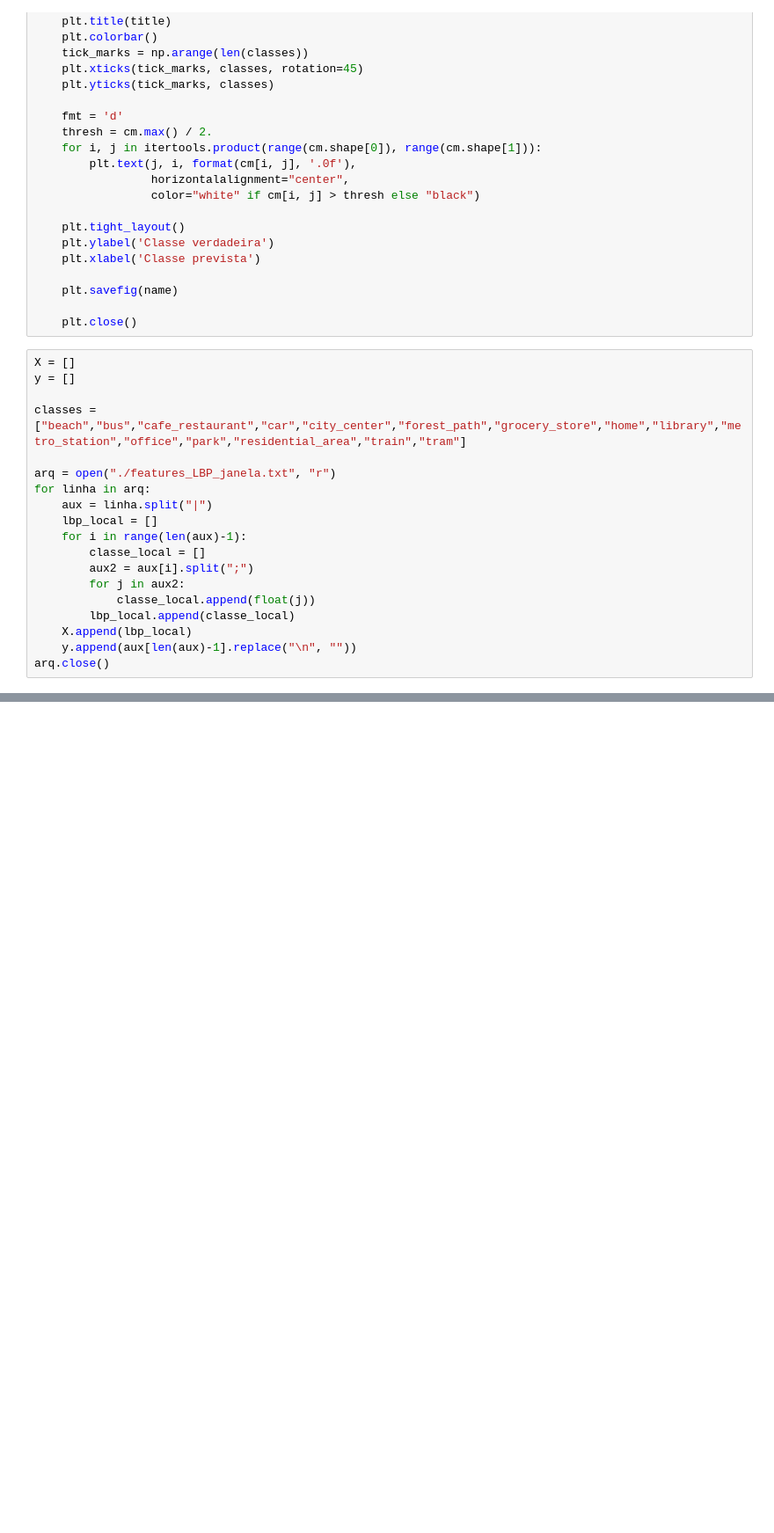
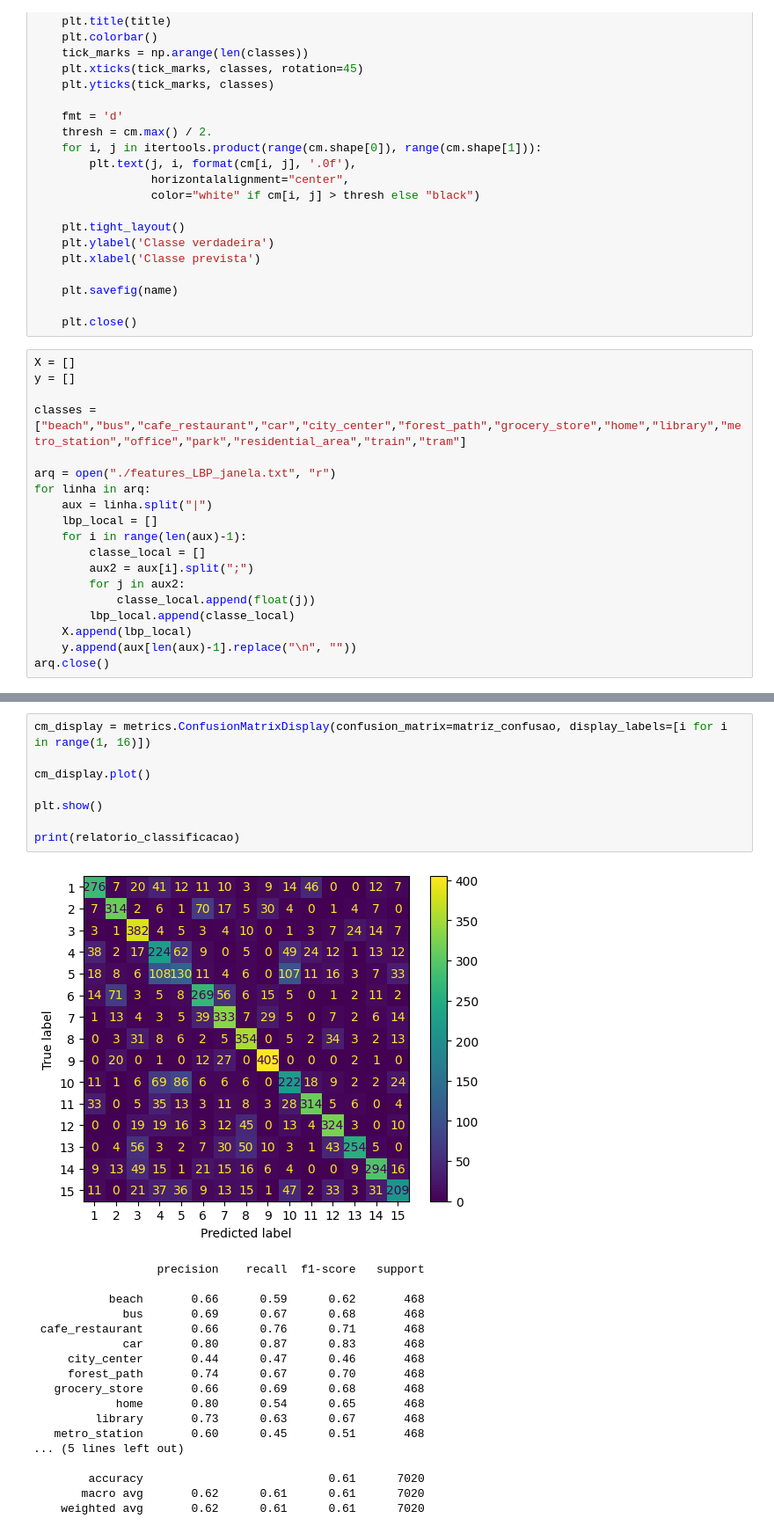
Before and after one commit to staubjoao/trabalhoIA_2, a Jupyter notebook: executar_LBP.ipynb, the cells around one changed output, grey strips where cells are left out. Shown at 88% size. Saved outputs shown, nothing was run; the diff lists cells and outputs as text; blank space fills up the shorter version.

```diff
--- a/executar_LBP.ipynb
+++ b/executar_LBP.ipynb
@@ -251,0 +348,27 @@ print(acc)
+# %%
+cm_display = metrics.ConfusionMatrixDisplay(confusion_matrix=matriz_confusao, display_labels=[i for i in range(1, 16)])
+
+cm_display.plot()
+
+plt.show()
+
+print(relatorio_classificacao)
+# %% [output]
+[figure, added]
+                  precision    recall  f1-score   support
+
+           beach       0.66      0.59      0.62       468
+             bus       0.69      0.67      0.68       468
+ cafe_restaurant       0.66      0.76      0.71       468
+             car       0.80      0.87      0.83       468
+     city_center       0.44      0.47      0.46       468
+     forest_path       0.74      0.67      0.70       468
+   grocery_store       0.66      0.69      0.68       468
+            home       0.80      0.54      0.65       468
+         library       0.73      0.63      0.67       468
+   metro_station       0.60      0.45      0.51       468
+... (5 lines left out)
+
+        accuracy                           0.61      7020
+       macro avg       0.62      0.61      0.61      7020
+    weighted avg       0.62      0.61      0.61      7020
```
Also changed, not shown: parts of 10 cells of this notebook, 2 other files.
